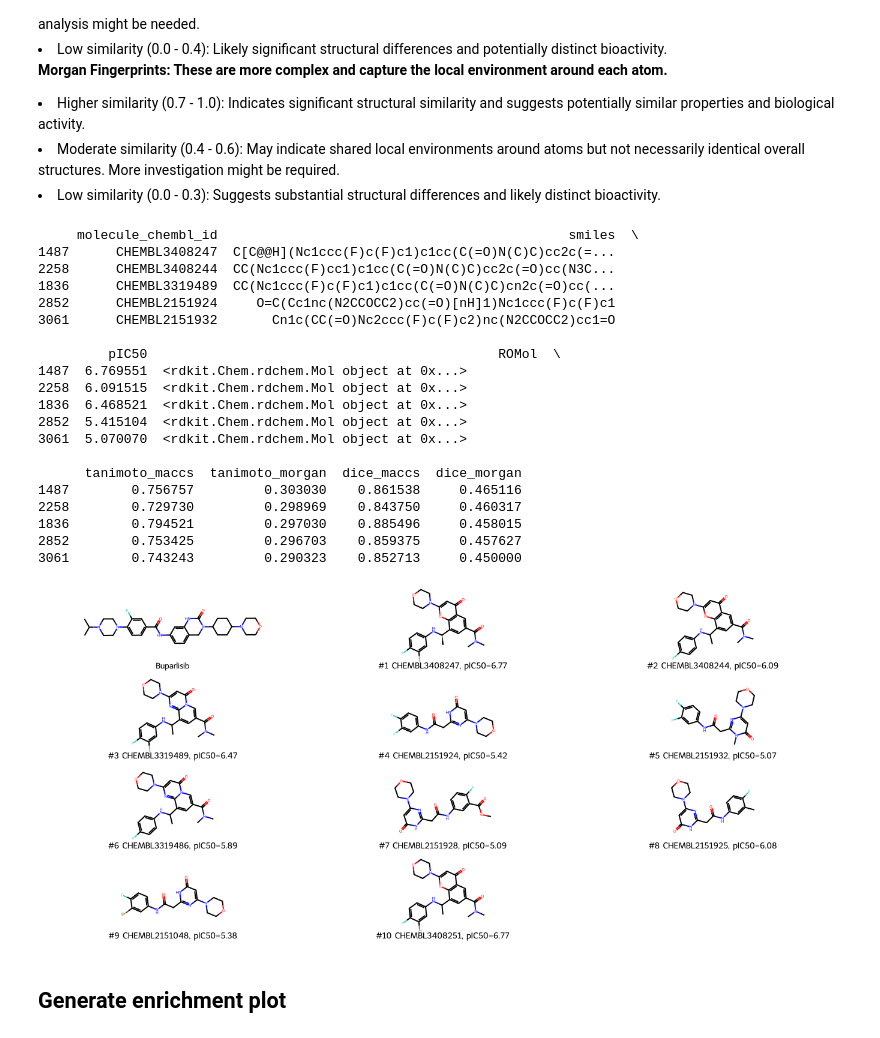
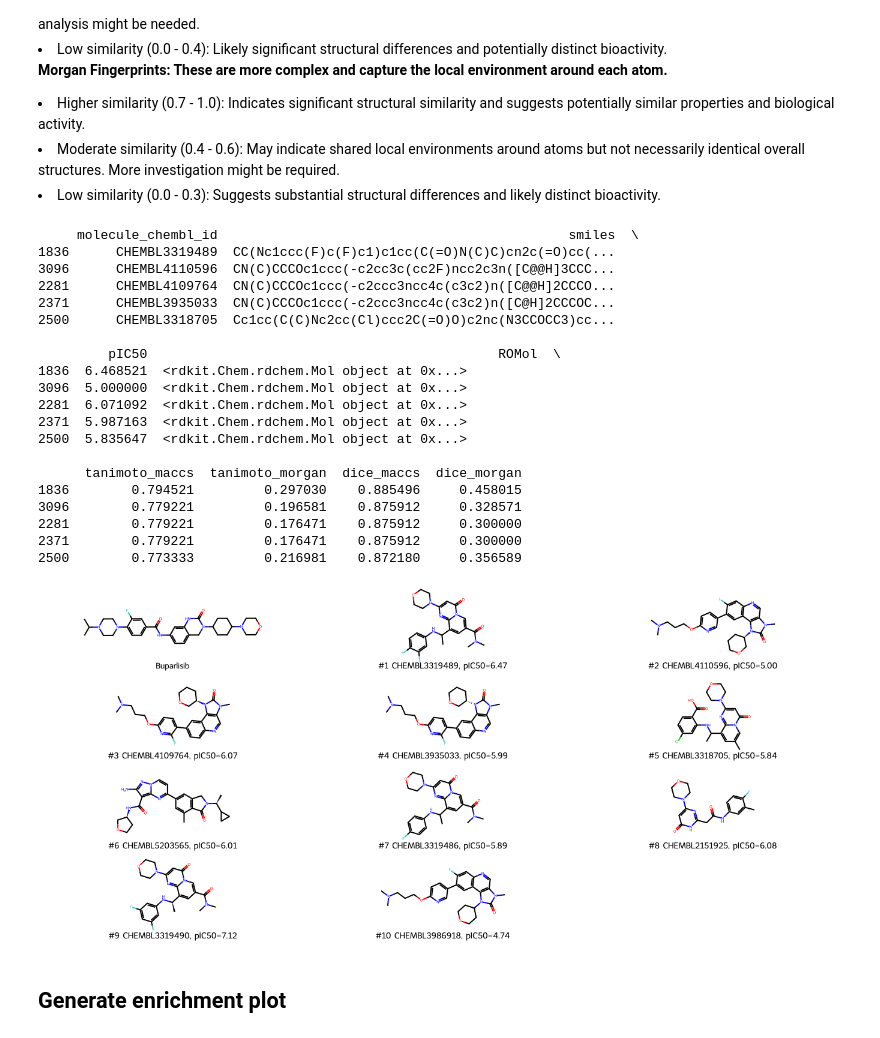
Before and after one commit to Dislevekanku/DS_capstone, a Jupyter notebook: Ligand_based_screening.ipynb, the cells around one changed output. Saved outputs shown, nothing was run; the diff lists cells and outputs as text; code cells hidden in the pictures.

```diff
--- a/Ligand_based_screening.ipynb
+++ b/Ligand_based_screening.ipynb
@@ -367,44 +367,44 @@ fig;
 <li>Moderate similarity (0.4 - 0.6): May indicate shared local environments around atoms but not necessarily identical overall structures. More investigation might be required.</li>
 <li>Low similarity (0.0 - 0.3): Suggests substantial structural differences and likely distinct bioactivity.</li>
 # %%
-molecule_dataset.sort_values(["tanimoto_morgan"], ascending=False).head()
+molecule_dataset.sort_values(["dice_maccs"], ascending=False).head()
 # %% [output]
      molecule_chembl_id                                             smiles  \
-1487      CHEMBL3408247  C[C@@H](Nc1ccc(F)c(F)c1)c1cc(C(=O)N(C)C)cc2c(=...
-2258      CHEMBL3408244  CC(Nc1ccc(F)cc1)c1cc(C(=O)N(C)C)cc2c(=O)cc(N3C...
 1836      CHEMBL3319489  CC(Nc1ccc(F)c(F)c1)c1cc(C(=O)N(C)C)cn2c(=O)cc(...
-2852      CHEMBL2151924     O=C(Cc1nc(N2CCOCC2)cc(=O)[nH]1)Nc1ccc(F)c(F)c1
-3061      CHEMBL2151932       Cn1c(CC(=O)Nc2ccc(F)c(F)c2)nc(N2CCOCC2)cc1=O
+3096      CHEMBL4110596  CN(C)CCCOc1ccc(-c2cc3c(cc2F)ncc2c3n([C@@H]3CCC...
+2281      CHEMBL4109764  CN(C)CCCOc1ccc(-c2ccc3ncc4c(c3c2)n([C@@H]2CCCO...
+2371      CHEMBL3935033  CN(C)CCCOc1ccc(-c2ccc3ncc4c(c3c2)n([C@H]2CCCOC...
+2500      CHEMBL3318705  Cc1cc(C(C)Nc2cc(Cl)ccc2C(=O)O)c2nc(N3CCOCC3)cc...
 
          pIC50                                             ROMol  \
-1487  6.769551  <rdkit.Chem.rdchem.Mol object at 0x...>
-2258  6.091515  <rdkit.Chem.rdchem.Mol object at 0x...>
 1836  6.468521  <rdkit.Chem.rdchem.Mol object at 0x...>
-2852  5.415104  <rdkit.Chem.rdchem.Mol object at 0x...>
-3061  5.070070  <rdkit.Chem.rdchem.Mol object at 0x...>
+3096  5.000000  <rdkit.Chem.rdchem.Mol object at 0x...>
+2281  6.071092  <rdkit.Chem.rdchem.Mol object at 0x...>
+2371  5.987163  <rdkit.Chem.rdchem.Mol object at 0x...>
+2500  5.835647  <rdkit.Chem.rdchem.Mol object at 0x...>
 
       tanimoto_maccs  tanimoto_morgan  dice_maccs  dice_morgan
-1487        0.756757         0.303030    0.861538     0.465116
-2258        0.729730         0.298969    0.843750     0.460317
 1836        0.794521         0.297030    0.885496     0.458015
-2852        0.753425         0.296703    0.859375     0.457627
-3061        0.743243         0.290323    0.852713     0.450000
+3096        0.779221         0.196581    0.875912     0.328571
+2281        0.779221         0.176471    0.875912     0.300000
+2371        0.779221         0.176471    0.875912     0.300000
+2500        0.773333         0.216981    0.872180     0.356589
 # %%
 top_n_molecules = 10
-top_molecules = molecule_dataset.sort_values(["tanimoto_morgan"], ascending=False).reset_index()
+top_molecules = molecule_dataset.sort_values(["dice_maccs"], ascending=False).reset_index()
 top_molecules = top_molecules[:top_n_molecules]
 legends = [
     f"#{index+1} {molecule['molecule_chembl_id']}, pIC50={molecule['pIC50']:.2f}"
     for index, molecule in top_molecules.iterrows()
 ]
 Chem.Draw.MolsToGridImage(
     mols=[query] + top_molecules["ROMol"].tolist(),
     legends=(["Buparlisib"] + legends),
     molsPerRow=3,
     subImgSize=(450, 150),
 )
 # %% [output]
-[figure, old version]
+[figure, new version]
 # %% [markdown]
 ## Generate enrichment plot
 # %% [markdown]
```
Also changed, not shown: parts of 5 cells of this notebook, 1 other file.
